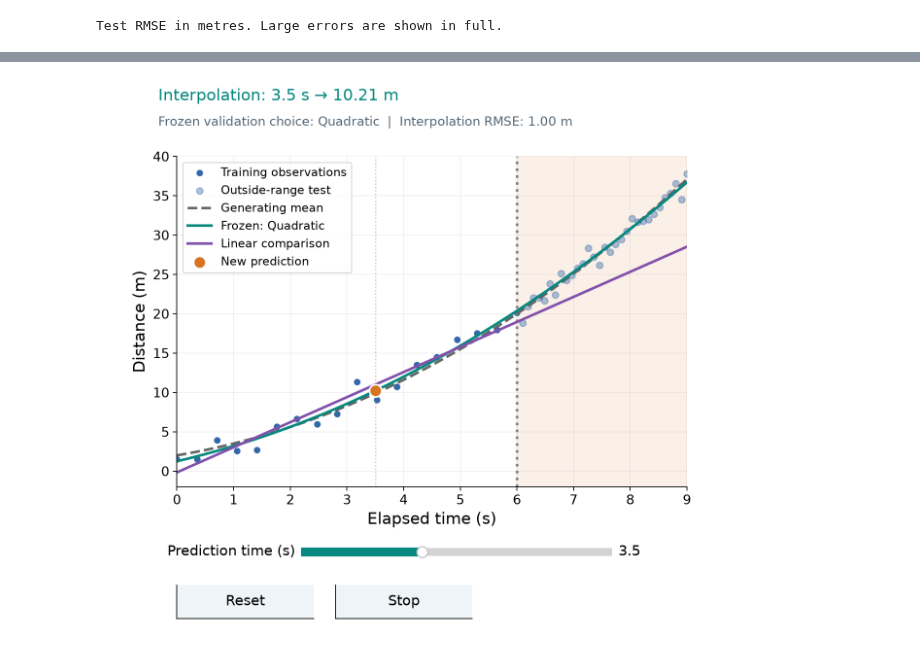
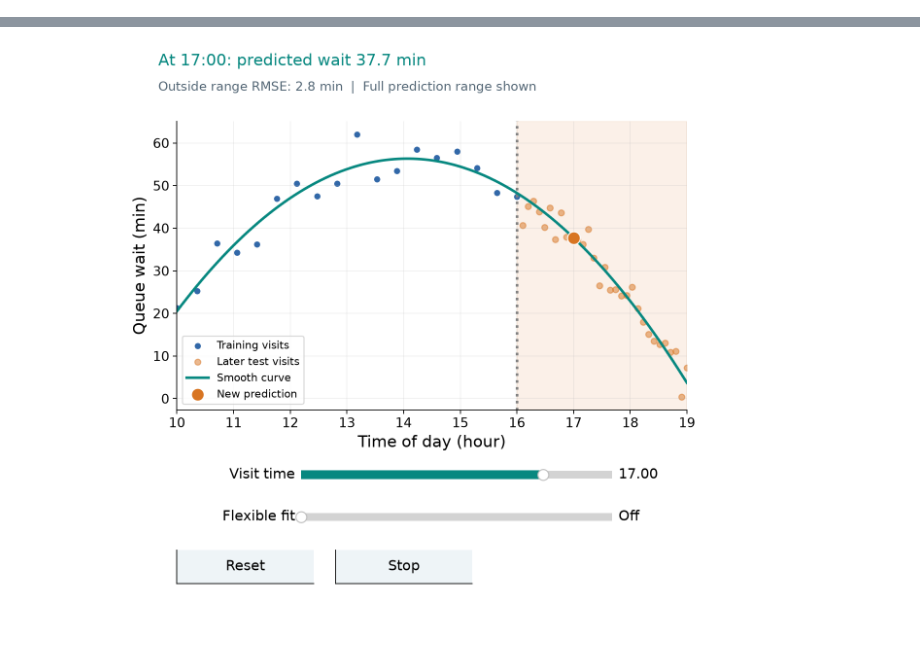
Before and after one commit to sonamu-jun/introduction-to-ai-convergence, a Jupyter notebook: 06-1_Regression/04_polynomial_regression_and_regularization.ipynb, the cells around one changed output, grey strips where cells are left out. Cells and saved outputs as stored; diff of their text form; code cells hidden in the pictures.

Commit message:
none

```diff
--- a/06-1_Regression/04_polynomial_regression_and_regularization.ipynb
+++ b/06-1_Regression/04_polynomial_regression_and_regularization.ipynb
@@ -292,53 +241,38 @@ The model selected by validation stays fixed. New test measurements inside and o
 # %%
-time_test_inside = np.linspace(0.07, 5.93, 61)
-distance_test_inside = cart_mean(time_test_inside) + rng_cart.normal(0, 0.9, 61)
-time_test_outside = np.linspace(6.1, 9, 31)
-distance_test_outside = cart_mean(time_test_outside) + rng_cart.normal(0, 0.9, 31)
-
-cart_test_rows = []
-for name, model in cart_models.items():
-    for region, time, distance in [
-        ("Interpolation", time_test_inside, distance_test_inside),
-        ("Extrapolation", time_test_outside, distance_test_outside),
-    ]:
-        cart_test_rows.append({"Model": name, "Region": region,
-                               **metrics(distance, model.predict(time[:, None]))})
-cart_test_table = pd.DataFrame(cart_test_rows)
-print("Test RMSE in metres. Large errors are shown in full.")
-display(cart_test_table.set_index(["Model", "Region"])[["RMSE"]].round(3))
+park_test_time = np.linspace(10.07, 15.93, 61)
+park_test_wait = park_mean(park_test_time) + rng_park.normal(0, 3, 61)
+park_future_time = np.linspace(16.1, 19, 31)
+park_future_wait = park_mean(park_future_time) + rng_park.normal(0, 3, 31)
+park_extended_grid = np.linspace(10, 19, 400)
 
 
-extended_time = np.linspace(0, 9, 400)
-selected_test_errors = cart_test_table[cart_test_table["Model"] == selected_name].set_index("Region")
+def render_park_query(view, hour, comparison):
+    view.controls["comparison"].valtext.set_text("On" if int(comparison) else "Off")
+    name = selected_name if int(comparison) == 0 else "Flexible curve"
+    model = park_models[name]
+    prediction = float(model.predict([[hour]])[0])
+    curve = model.predict(park_extended_grid[:, None])
+    outside = hour > 16
+    test_time, test_wait = (park_future_time, park_future_wait) if outside else (park_test_time, park_test_wait)
+    error = metrics(test_wait, model.predict(test_time[:, None]))["RMSE"]
+    ax = view.ax
+    ax.axvspan(16, 19, color=ORANGE, alpha=.10)
+    ax.axvline(16, color=".5", linestyle=":")
+    ax.scatter(park_train_time, park_train_wait, color=BLUE, s=45, edgecolor="white", label="Training visits")
+    ax.scatter(park_future_time, park_future_wait, color=ORANGE, alpha=.5, s=30, label="Later test visits")
+    ax.plot(park_extended_grid, curve, color=TEAL, label=name)
+    ax.scatter([hour], [prediction], color=ORANGE, edgecolor="white", s=140, zorder=5, label="New prediction")
+    ax.set(xlabel="Time of day (hour)", ylabel="Queue wait (min)", xlim=(10, 19))
+    ax.legend(loc="best", fontsize=10)
+    region = "Outside range" if outside else "Inside range"
+    view.status.set_text(f"At {int(hour):02d}:{round((hour%1)*60):02d}: predicted wait {prediction:,.1f} min")
+    view.detail.set_text(f"{region} RMSE: {error:,.1f} min  |  Full prediction range shown")
+    return {"prediction": prediction, "curve": curve, "model": model, "name": name, "error": error}
 
 
-def render_cart_query(view, query_time):
-    prediction = float(selected_cart.predict([[query_time]])[0])
-    region = "Interpolation" if 0 <= query_time <= 6 else "Extrapolation"
-    ax = view.ax
-    ax.axvspan(6, 9, color=ORANGE, alpha=.10)
-    ax.axvline(6, color="0.5", linestyle=":")
-    ax.scatter(time_train, distance_train, color=BLUE, edgecolor="white", s=50, label="Training observations")
-    ax.scatter(time_test_outside, distance_test_outside, color=BLUE, s=36,
-               alpha=.4, label="Outside-range test")
-    ax.plot(extended_time, cart_mean(extended_time), "--", color="0.4", label="Generating mean")
-    ax.plot(extended_time, selected_cart.predict(extended_time[:, None]), color=TEAL,
-            label=f"Frozen: {selected_name}")
-    ax.plot(extended_time, cart_models["Linear"].predict(extended_time[:, None]),
-            color=PURPLE, label="Linear comparison")
-    ax.scatter([query_time], [prediction], s=130, color=ORANGE, edgecolor="white", linewidth=1.5,
-               label="New prediction", zorder=6)
-    ax.set(xlabel="Elapsed time (s)", ylabel="Distance (m)", xlim=(0, 9), ylim=(-2, 40))
-    ax.axvline(query_time, color=ORANGE, linestyle=":", linewidth=1.2, alpha=.5)
-    ax.legend(loc="upper left")
-    view.status.set_text(f"{region}: {query_time:.1f} s → {prediction:.2f} m")
-    view.detail.set_text(f"Frozen validation choice: {selected_name}  |  {region} RMSE: {selected_test_errors.loc[region, 'RMSE']:.2f} m")
-    return {"prediction": prediction, "region": region, "model": selected_cart}
-
-
-cart_query_demo = RegressionExplorer("cart_query", render_cart_query, [
-    ("query_time", "Prediction time (s)", 0, 9, 3.5, .1, "%0.1f"),
+park_query_demo = RegressionExplorer("park_query", render_park_query, [
+    ("hour", "Visit time", 10, 19, 17, .25, "%0.2f"),
+    ("comparison", "Flexible fit", 0, 1, 0, 1, "%0.0f"),
 ])
-cart_query_demo.start()
+park_query_demo.start()
 # %% [output]
-Test RMSE in metres. Large errors are shown in full.
@@ -355,2 +279,2 @@ Test RMSE in metres. Large errors are shown in full.
-[figure, old version]
+[figure, new version]
 # %% [markdown]
```
Also changed, not shown: parts of 8 cells of this notebook, 25 other files.
